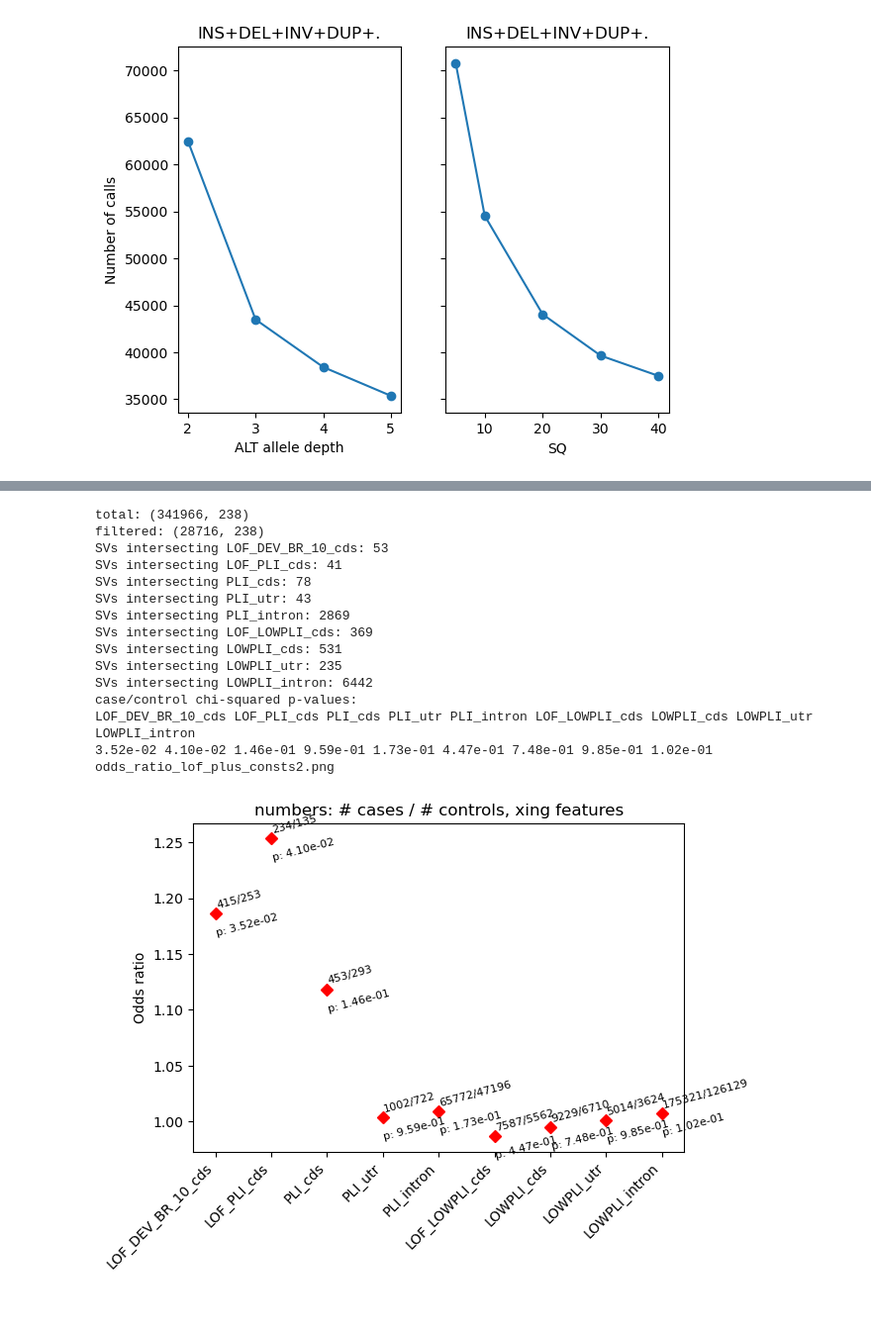
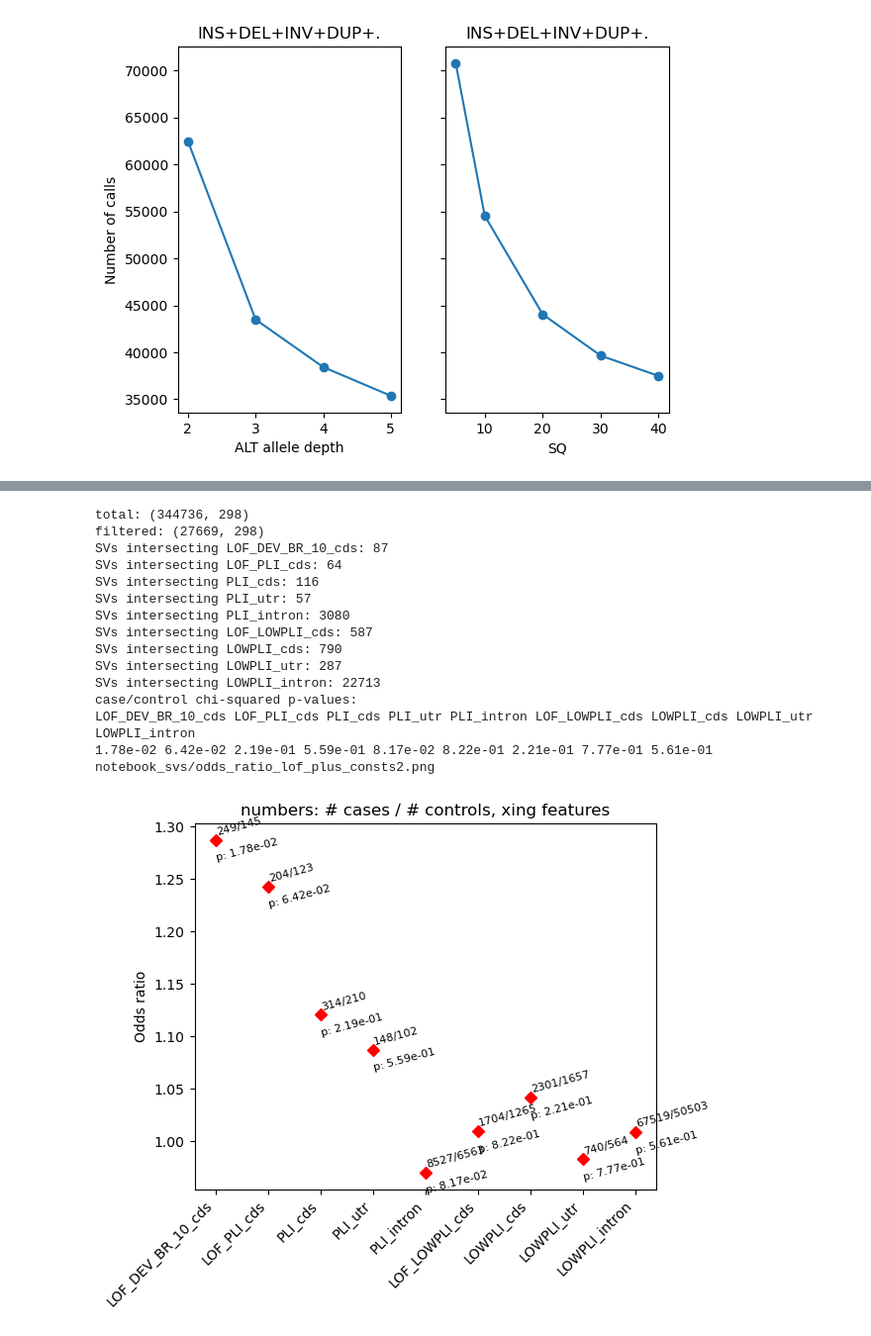
Before and after one commit to mldmort/SV_process, a Jupyter notebook: notebook_svs.ipynb, the cells around one changed output, grey strips where cells are left out. Shown at 99% size. Saved outputs shown, nothing was run; the diff lists cells and outputs as text; code cells hidden in the pictures; blank space fills up the shorter version.

```diff
--- a/notebook_svs.ipynb
+++ b/notebook_svs.ipynb
@@ -922,10 +894,11 @@ brain span genes...
 # %%
-def get_df_flt(df, flt_name, svtypes, ext_col=None, flt_sd_art=True, freq_thr=1):
+def get_df_flt(df, flt_name, svtypes, ext_col=None, flt_sd_art=True, freq_thr=None):
     if not ext_col:
         df_flt = df.loc[((df[f'NUM_{flt_name}'] > 0) | (df['NUM_IL_SAMPLES'] > 0)) & (df.SVTYPE.isin(svtypes))]
     else:
         df_flt = df.loc[((df[f'NUM_{flt_name}'] > 0) | (df['NUM_IL_SAMPLES'] > 0)) & (df.SVTYPE.isin(svtypes)) & (df[ext_col]==1)]
     if flt_sd_art:
         df_flt = df_flt.loc[~((df_flt.SD_ART==1) & (df_flt.PLATFORM=='LR'))]
-    df_flt = df_flt.loc[df_flt[f'freq_{flt_name}']<=freq_thr]
+    if freq_thr != None:
+        df_flt = df_flt.loc[df_flt[f'freq_{flt_name}']<=freq_thr]
     return df_flt
@@ -982,6 +985,7 @@ fts = (biotypes + pc_subsec + consts_1 + consts_2 + consts_subsec_1 + consts_sub
        dev_br_10 + dev_br_20 + dev_br_30 + dev_br_40 + dev_br_50 + lof_dev_br +
        lof_plus_consts + lof_plus_consts2 + lof_plus_consts3 + lof_plus_consts4 + lof_plus_consts5)
 
+#flt_name = 'AD4_SAMPLES'
 flt_name = 'AD3_SAMPLES'
 include_svtypes = ['INS', 'DEL', 'DUP', 'INV', '.']
 
@@ -1006,7 +1010,7 @@ for ft in fts:
     df_main[f'count_{ft}'] = count_col
 
 display(df_main)
-file_out = 'main_df_toR_freq05_LRIL.csv'
+file_out = 'main_df_toR_freq05_LRIL_'+flt_name+'.csv'
 print(f'writing {file_out}')
 df_main.to_csv(file_out, sep=',', header=True, index=False)
 print('+'*40)
@@ -1031,7 +1035,8 @@ writing main_df_toR_freq05_LRIL.csv
 # %%
 ### write calls in interesting categories to export to sheets
 
-flt_name = 'AD3_SAMPLES'
+#flt_name = 'AD3_SAMPLES'
+flt_name = 'AD4_SAMPLES'
 include_svtypes = ['INS', 'DEL', 'DUP', 'INV', '.']
 
 # filter for main svtypes and quality
@@ -1043,17 +1048,17 @@ fts = (biotypes + pc_subsec + consts_1 + consts_2 + consts_subsec_1 + consts_sub
        dev_br_10 + dev_br_20 + dev_br_30 + dev_br_40 + dev_br_50 + lof_dev_br +
        lof_plus_consts + lof_plus_consts2 + lof_plus_consts3 + lof_plus_consts4 + lof_plus_consts5)
 
-flt_name = 'AD2_SAMPLES'
-#flt_name = 'AD3_SAMPLES'
 write_plots = False
 for ft in fts:
     this_df_flt = df_flt.loc[(df_flt[f'X_{ft}']==1)]
-    file_out = f'data_tables/table_{ft}.tsv'
+    file_out = f'data_tables/table_{ft}_{flt_name}.tsv'
     print(file_out)
     this_df_flt.to_csv(file_out, sep='\t', header=True, index=False)
     print(f'this_df_flt shape: {this_df_flt.shape}')
 
     if write_plots:
+        # to show the count of each sample show this column
+        flt_name = 'AD2_SAMPLES'
         samples_cases_list = ['|'.join([y, plat_dict[y]]) for xs, cs in zip(this_df_flt[flt_name].str.split(',').tolist(),
                                                                             this_df_flt[f'case_{flt_name}'].str.split(',').tolist())
                               for y, c in zip(xs, cs) if c=='Yes']
@@ -1172,7 +1177,7 @@ df_flt = get_df_flt(df, flt_name, include_svtypes, flt_sd_art=True, freq_thr=0.0
 print(f'total: {df.shape}')
 print(f'filtered: {df_flt.shape}')
 
-fig_name = dir_fig + 'transfer_enrich.png'
+fig_name = dir_fig + 'transfer_enrich_pli_loeuf_cds.png'
 print(fig_name)
 plot_tran_enrich(df_flt, fts, flt_name, fig_name, AR='auto', dx1=0.03, dx2=0.03)
 # %% [output]
@@ -1636,33 +1500,33 @@ odds_ratio_lof_plus_consts5_freq05_addIL.png
 # %%
 # plot enrichment in lof plus other constraints
 fts = lof_plus_consts2
 flt_name = 'AD3_SAMPLES'
-include_svtypes = ['INS', 'DEL', 'DUP', 'INV']
+include_svtypes = ['INS', 'DEL', 'DUP', 'INV', '.']
 
 # filter for main svtypes and quality
-df_flt = get_df_flt(df, flt_name, include_svtypes, flt_sd_art=True)
+df_flt = get_df_flt(df, flt_name, include_svtypes, flt_sd_art=True, freq_thr=0.05)
 print(f'total: {df.shape}')
 print(f'filtered: {df_flt.shape}')
 
 ########## plot enrichment in features: fts ###########
-fig_name = 'odds_ratio_lof_plus_consts2.png'
+fig_name = dir_fig+'odds_ratio_lof_plus_consts2.png'
 flt_name = 'AD2_SAMPLES'
 plot_enrich(df_flt, fts, flt_name, fig_name, AR=20, dx1=0.005, dx2=0.02)
 #plot_enrich(df_flt, fts, flt_name, fig_name, AR='auto', dx1=0.2, dx2=0.2)
 # %% [output]
-total: (341966, 238)
-filtered: (28716, 238)
-SVs intersecting LOF_DEV_BR_10_cds: 53
-SVs intersecting LOF_PLI_cds: 41
-SVs intersecting PLI_cds: 78
-SVs intersecting PLI_utr: 43
-SVs intersecting PLI_intron: 2869
-SVs intersecting LOF_LOWPLI_cds: 369
-SVs intersecting LOWPLI_cds: 531
-SVs intersecting LOWPLI_utr: 235
-SVs intersecting LOWPLI_intron: 6442
+total: (344736, 298)
+filtered: (27669, 298)
+SVs intersecting LOF_DEV_BR_10_cds: 87
+SVs intersecting LOF_PLI_cds: 64
+SVs intersecting PLI_cds: 116
+SVs intersecting PLI_utr: 57
+SVs intersecting PLI_intron: 3080
+SVs intersecting LOF_LOWPLI_cds: 587
+SVs intersecting LOWPLI_cds: 790
+SVs intersecting LOWPLI_utr: 287
+SVs intersecting LOWPLI_intron: 22713
 case/control chi-squared p-values:
 LOF_DEV_BR_10_cds LOF_PLI_cds PLI_cds PLI_utr PLI_intron LOF_LOWPLI_cds LOWPLI_cds LOWPLI_utr LOWPLI_intron
-3.52e-02 4.10e-02 1.46e-01 9.59e-01 1.73e-01 4.47e-01 7.48e-01 9.85e-01 1.02e-01
-odds_ratio_lof_plus_consts2.png
+1.78e-02 6.42e-02 2.19e-01 5.59e-01 8.17e-02 8.22e-01 2.21e-01 7.77e-01 5.61e-01
+notebook_svs/odds_ratio_lof_plus_consts2.png
-[figure, old version]
+[figure, new version]
```
Also changed, not shown: parts of 32 cells of this notebook, 2 other files.
